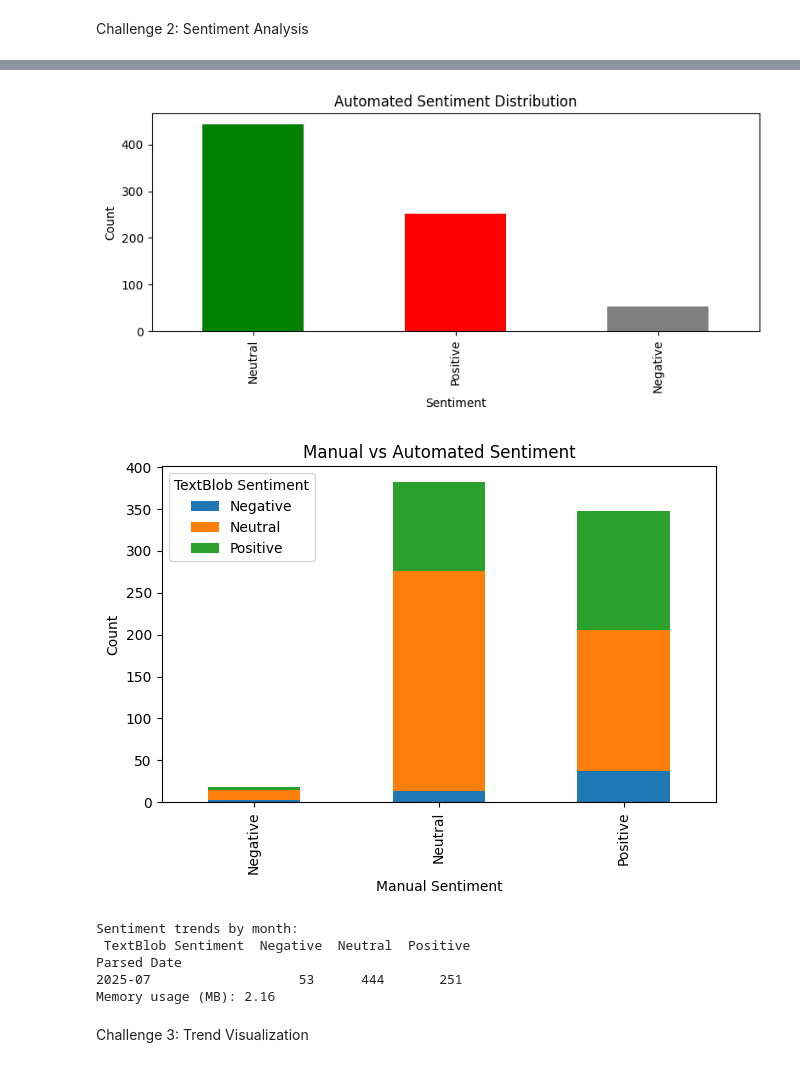
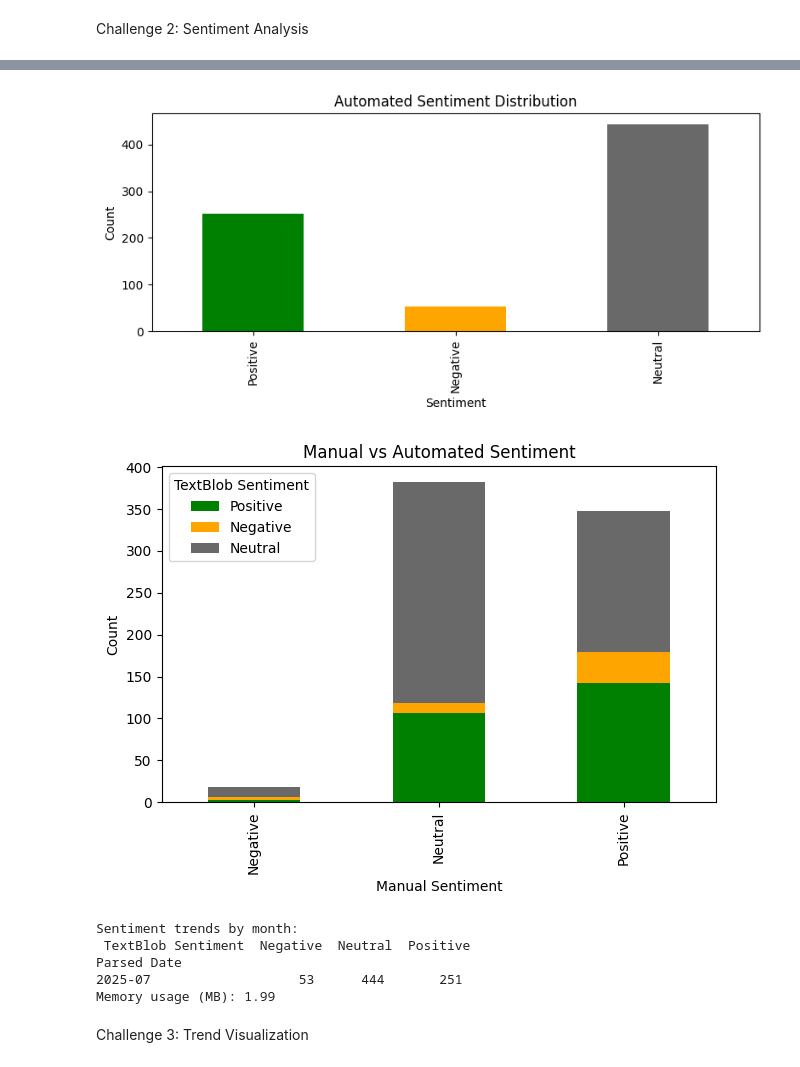
Before and after one commit to joseph-tupaen/rdbMAHackathon, a Jupyter notebook: main.ipynb, the cells around one changed output, grey strips where cells are left out. Cells and saved outputs as stored; diff of their text form; code cells hidden in the pictures.

```diff
--- a/main.ipynb
+++ b/main.ipynb
@@ -228,6 +228,7 @@ output_filename = os.path.join(output_dir, f"Cleaned_Streaming_Data_{timestamp}.
 # Export to CSV
 df_unique_clean.to_csv(output_filename, index=False)
 print(f"✓ Cleaned dataset exported to: {output_filename}")
+df_final = df_unique_clean
 
 # -----------------------------------------------------------------------------
 # Final Status Report
@@ -306,8 +307,12 @@ else:
     print("No manual sentiment to compare.")
 
 # 5. Visualize Automated Sentiment Distribution
+# Standardize colors for sentiment
+sentiment_colors = {'Positive': 'green', 'Neutral': 'dimgray', 'Negative': 'orange'}
+sentiment_order = [s for s in ['Positive', 'Negative', 'Neutral'] if s in df_sentiment['TextBlob Sentiment'].value_counts().index]
+sentiment_counts = df_sentiment['TextBlob Sentiment'].value_counts()[sentiment_order]
 plt.figure(figsize=(8,4))
-df_sentiment['TextBlob Sentiment'].value_counts().plot(kind='bar', color=['green','red','gray'])
+sentiment_counts.plot(kind='bar', color=[sentiment_colors.get(s, 'gray') for s in sentiment_order])
 plt.title('Automated Sentiment Distribution')
 plt.xlabel('Sentiment')
 plt.ylabel('Count')
@@ -316,7 +321,8 @@ plt.show()
 
 # 6. Visualize Manual vs Automated Sentiment (if manual exists)
 if 'Sentiment' in df_sentiment.columns:
-    comparison.plot(kind='bar', stacked=True)
+    comparison = comparison[[c for c in sentiment_order if c in comparison.columns]]
+    comparison.plot(kind='bar', stacked=True, color=[sentiment_colors.get(s, 'gray') for s in comparison.columns])
     plt.title('Manual vs Automated Sentiment')
     plt.xlabel('Manual Sentiment')
     plt.ylabel('Count')
@@ -349,14 +355,14 @@ Columns: Index(['Release Date', 'Year', 'Month', 'Day', 'Headline', 'URL',
 Sentiment
 Negative                   3       12         3
 Neutral                   13      263       106
 Positive                  37      169       142
-[figure, old version]
+[figure, new version]
-[figure, old version]
+[figure, new version]
 Sentiment trends by month:
  TextBlob Sentiment  Negative  Neutral  Positive
 Parsed Date
 2025-07                   53      444       251
-Memory usage (MB): 2.16
+Memory usage (MB): 1.99
 # %% [markdown]
 Challenge 3: Trend Visualization
 # %%
```
Also changed, not shown: parts of 10 cells of this notebook, 1 other file.
